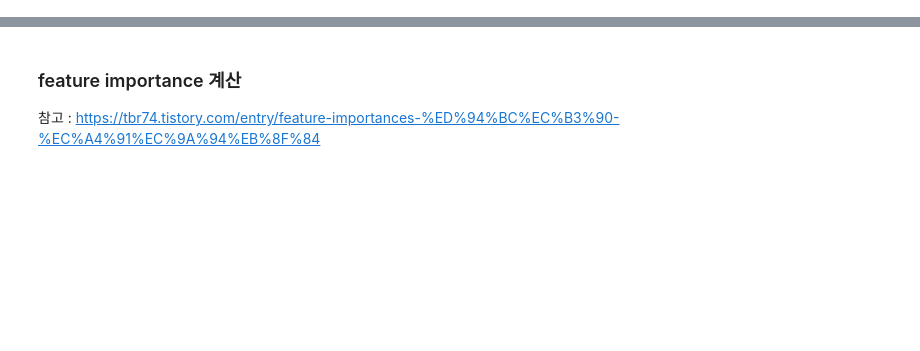
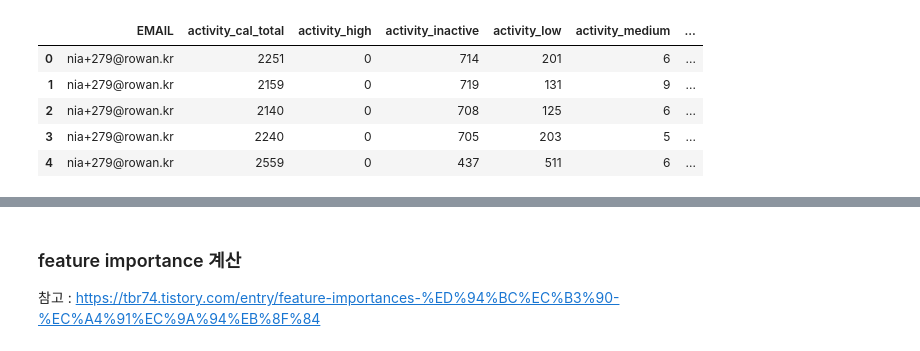
Before and after one commit to SunooJ-KR/ML_sleep-with-cognitive, a Jupyter notebook: train/lightgbm_binary.ipynb, the cells around one changed output, grey strips where cells are left out. Saved outputs shown, nothing was run; the diff lists cells and outputs as text; code cells hidden in the pictures; blank space fills up the shorter version.

```diff
--- a/train/lightgbm_binary.ipynb
+++ b/train/lightgbm_binary.ipynb
@@ -14,2 +23,11 @@ sleep_dem_df['target'] = [1 for i in range(len(sleep_dem_df))]
+# %%
+activity_dem_df.head()
+# %% [output]
+|  | EMAIL | activity_cal_total | activity_high | activity_inactive | activity_low | activity_medium | ... |
+| 0 | nia+279@rowan.kr | 2251 | 0 | 714 | 201 | 6 | ... |
+| 1 | nia+279@rowan.kr | 2159 | 0 | 719 | 131 | 9 | ... |
+| 2 | nia+279@rowan.kr | 2140 | 0 | 708 | 125 | 6 | ... |
+| 3 | nia+279@rowan.kr | 2240 | 0 | 705 | 203 | 5 | ... |
+| 4 | nia+279@rowan.kr | 2559 | 0 | 437 | 511 | 6 | ... |
 # %%
 activity_df = pd.concat([activity_cn_df, activity_dem_df], ignore_index=True)
```
Also changed, not shown: parts of 13 cells of this notebook, 3 other files.
